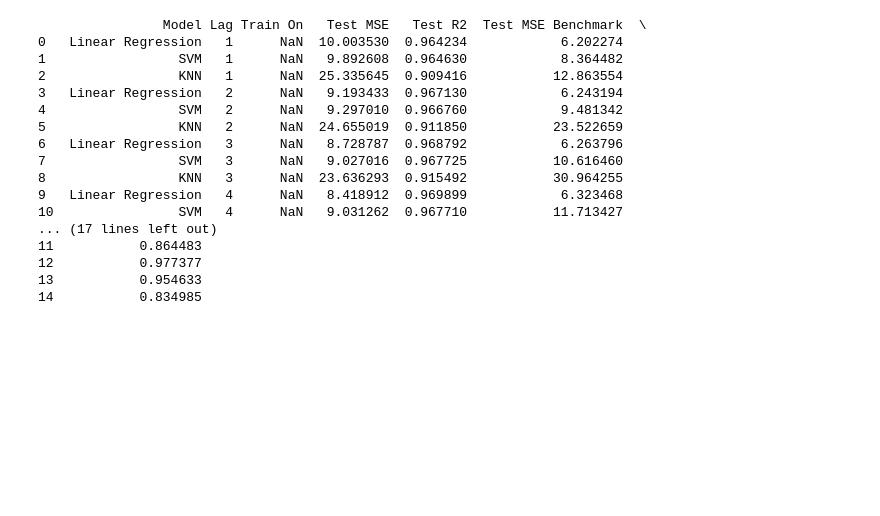
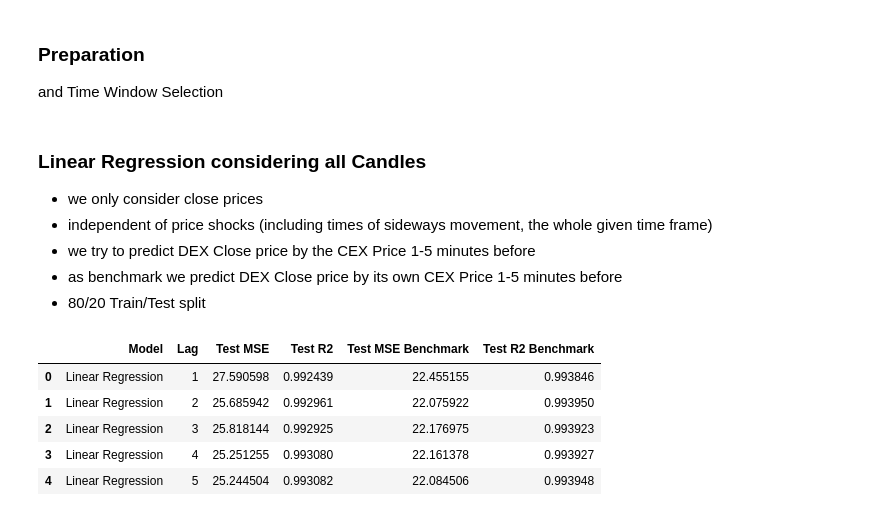
Before and after one commit to stephan-klein/caa_project_defi_vs_cex_prices, a Jupyter notebook: caa_regression.ipynb, the cells around one changed output. Saved outputs shown, nothing was run; the diff lists cells and outputs as text; code cells hidden in the pictures; blank space fills up the shorter version.

```diff
--- a/caa_regression.ipynb
+++ b/caa_regression.ipynb
@@ -0,0 +1,4 @@
+# %% [markdown]
+### Preparation
+
+and Time Window Selection
@@ -1,21 +24,21 @@
+# %% [markdown]
+### Linear Regression considering all Candles
+
+- we only consider close prices
+- independent of price shocks (including times of sideways movement, the whole given time frame)
+- we try to predict DEX Close price by the CEX Price 1-5 minutes before
+- as benchmark we predict DEX Close price by its own CEX Price 1-5 minutes before
+- 80/20 Train/Test split
 # %%
-from sklearn.linear_model import LinearRegression
-from sklearn.svm import SVR
-from sklearn.neighbors import KNeighborsRegressor
-from sklearn.model_selection import TimeSeriesSplit, train_test_split
-from sklearn.metrics import mean_squared_error, r2_score
-import numpy as np
-import pandas as pd
-import pandas as pd
-
 # Load the pickle file
 #%ntbl pull datasets subsets
-df = pd.read_pickle('datasets/subsets/2022-01-09_2-eth.pkl')
+# df = pd.read_pickle('datasets/subsets/2022-01-09_2-eth.pkl')
 
 # Create lags of cex and dex
+df = window.copy()
 for i in range(1, 6):
-	df[f'lag_{i}_cex'] = df['close_cex'].shift(i)
-	df[f'lag_{i}_dex'] = df['close_dex'].shift(i)
+	df.loc[:, f'lag_{i}_cex'] = df['close_cex'].shift(i)
+	df.loc[:, f'lag_{i}_dex'] = df['close_dex'].shift(i)
 
 # Drop the initial rows which have NaN values due to lag
 df = df.dropna()
@@ -23,8 +46,8 @@ df = df.dropna()
 # Define the models
 models = [
 	('Linear Regression', LinearRegression()),
-	('SVM', SVR()),
-	('KNN', KNeighborsRegressor())
+	# ('SVM', SVR()),
+	# ('KNN', KNeighborsRegressor())
 ]
 
 # Define the lag columns
@@ -33,50 +56,40 @@ lag_columns_dex = [f'lag_{i}_dex' for i in range(1, 6)]
 
 # Split the data into train and test sets
 train_size = int(len(df) * 0.8)
 train, test = df[:train_size], df[train_size:]
 
 # Create a DataFrame to store the results
-results = pd.DataFrame(columns=['Model', 'Lag', 'Train On', 'Test MSE', 'Test R2', 'Test MSE Benchmark', 'Test R2 Benchmark'])
+results = pd.DataFrame(columns=['Model', 'Lag', 'Test MSE', 'Test R2', 'Test MSE Benchmark', 'Test R2 Benchmark'])
 
 # For each number of lags
 for num_lags in range(1, 6):
 
 	# For each model
 	for name, model in models:
 
 		# Train on cex to predict dex
 		X_train, y_train = train[lag_columns_cex[:num_lags]], train['close_dex']
 		X_test, y_test = test[lag_columns_cex[:num_lags]], test['close_dex']
 		model.fit(X_train, y_train)
 		predictions = model.predict(X_test)
 		mse = mean_squared_error(y_test, predictions)
 		r2 = r2_score(y_test, predictions)
 
 		# Train on dex to predict dex
 		X_train_dex, y_train_dex = train[lag_columns_dex[:num_lags]], train['close_dex']
 		X_test_dex, y_test_dex = test[lag_columns_dex[:num_lags]], test['close_dex']
 		model.fit(X_train_dex, y_train_dex)
 		predictions_dex = model.predict(X_test_dex)
 		mse_dex = mean_squared_error(y_test_dex, predictions_dex)
 		r2_dex = r2_score(y_test_dex, predictions_dex)
-		results = results.append({'Model': name, 'Lag': num_lags, 'Test MSE': mse, 'Test R2': r2, 'Test MSE Benchmark': mse_dex, 'Test R2 Benchmark': r2_dex}, ignore_index=True)
+		new_row = pd.DataFrame({'Model': [name], 'Lag': [num_lags], 'Test MSE': [mse],'Test R2': [r2], 'Test MSE Benchmark': [mse_dex],'Test R2 Benchmark': [r2_dex]})
+		results = pd.concat([results, new_row], ignore_index=True)
 
-print(results)
+display(results)
 # %% [output]
-                Model Lag Train On   Test MSE   Test R2  Test MSE Benchmark  \
-0   Linear Regression   1      NaN  10.003530  0.964234            6.202274
-1                 SVM   1      NaN   9.892608  0.964630            8.364482
-2                 KNN   1      NaN  25.335645  0.909416           12.863554
-3   Linear Regression   2      NaN   9.193433  0.967130            6.243194
-4                 SVM   2      NaN   9.297010  0.966760            9.481342
-5                 KNN   2      NaN  24.655019  0.911850           23.522659
-6   Linear Regression   3      NaN   8.728787  0.968792            6.263796
-7                 SVM   3      NaN   9.027016  0.967725           10.616460
-8                 KNN   3      NaN  23.636293  0.915492           30.964255
-9   Linear Regression   4      NaN   8.418912  0.969899            6.323468
-10                SVM   4      NaN   9.031262  0.967710           11.713427
-... (17 lines left out)
-11           0.864483
-12           0.977377
-13           0.954633
-14           0.834985
+|  | Model | Lag | Test MSE | Test R2 | Test MSE Benchmark | Test R2 Benchmark |
+| 0 | Linear Regression | 1 | 27.590598 | 0.992439 | 22.455155 | 0.993846 |
+| 1 | Linear Regression | 2 | 25.685942 | 0.992961 | 22.075922 | 0.993950 |
+| 2 | Linear Regression | 3 | 25.818144 | 0.992925 | 22.176975 | 0.993923 |
+| 3 | Linear Regression | 4 | 25.251255 | 0.993080 | 22.161378 | 0.993927 |
+| 4 | Linear Regression | 5 | 25.244504 | 0.993082 | 22.084506 | 0.993948 |
```
Also changed, not shown: parts of 10 cells of this notebook, 1 other file.
